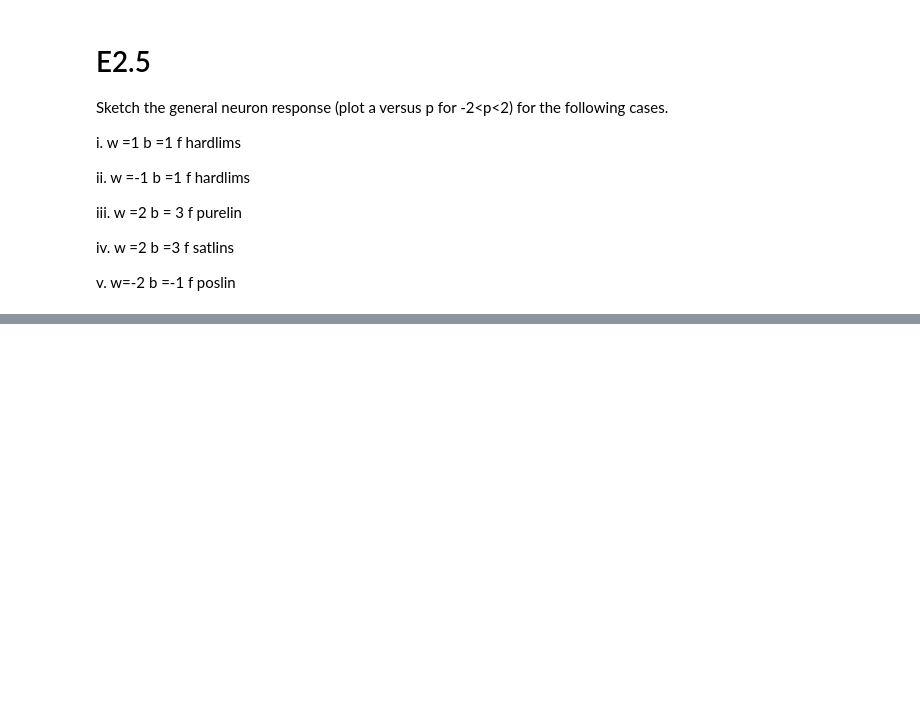
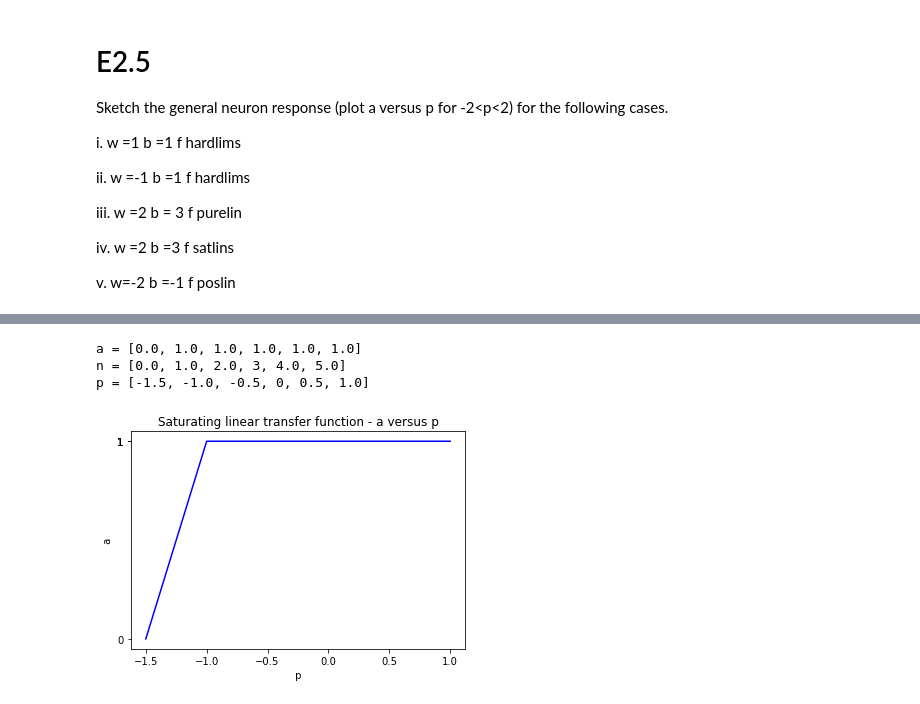
Before and after one commit to nehbehl/NN_Design_Book_Exercises, a Jupyter notebook: NNDesignBook_Exercises.ipynb, the cells around one changed output, grey strips where cells are left out. Saved outputs shown, nothing was run; the diff lists cells and outputs as text; code cells hidden in the pictures; blank space fills up the shorter version.

```diff
--- a/NNDesignBook_Exercises.ipynb
+++ b/NNDesignBook_Exercises.ipynb
@@ -36,6 +36,23 @@ def symmeterical_hardlimit_transfer_function(netinput):
         return 1.0
     else:
         return -1.0
+
+def saturating_linear_transfer_function(netinput):
+    if netinput<0:
+        return 0
+    else:
+        if (netinput >=0 and netinput <=1):
+            return netinput
+        else:
+            if netinput > 1:
+                return 1.0
+
+def positive_linear_transfer_function(netinput):
+    if netinput<0:
+        return 0
+    else:
+        return netinput
+
 
 
 def exercise_i():
@@ -227,0 +314,36 @@ plt.show()
+# %%
+
+def get_netinput_and_output(w,b,p):
+    for i in range(len(p)):
+        n.append(get_netinput(w,b,p[i]))
+
+    for i in range(len(n)):
+        a.append(saturating_linear_transfer_function(n[i]))
+
+w=2
+b=3
+p=[-1.5,-1.0,-0.5,0,0.5,1.0]
+n=[]
+a=[]
+
+
+get_netinput_and_output(w,b,p)
+print("a =",a)
+print("n =",n)
+print("p =",p)
+
+plt.figure()
+plt.plot(p,a,'blue')
+plt.xlabel(" p ")
+plt.ylabel(" a ")
+
+plt.xticks(p)
+plt.yticks(a)
+
+plt.title("Saturating linear transfer function - a versus p")
+plt.show()
+# %% [output]
+a = [0.0, 1.0, 1.0, 1.0, 1.0, 1.0]
+n = [0.0, 1.0, 2.0, 3, 4.0, 5.0]
+p = [-1.5, -1.0, -0.5, 0, 0.5, 1.0]
+[figure, added]
```
Also changed, not shown: parts of 4 cells of this notebook.
